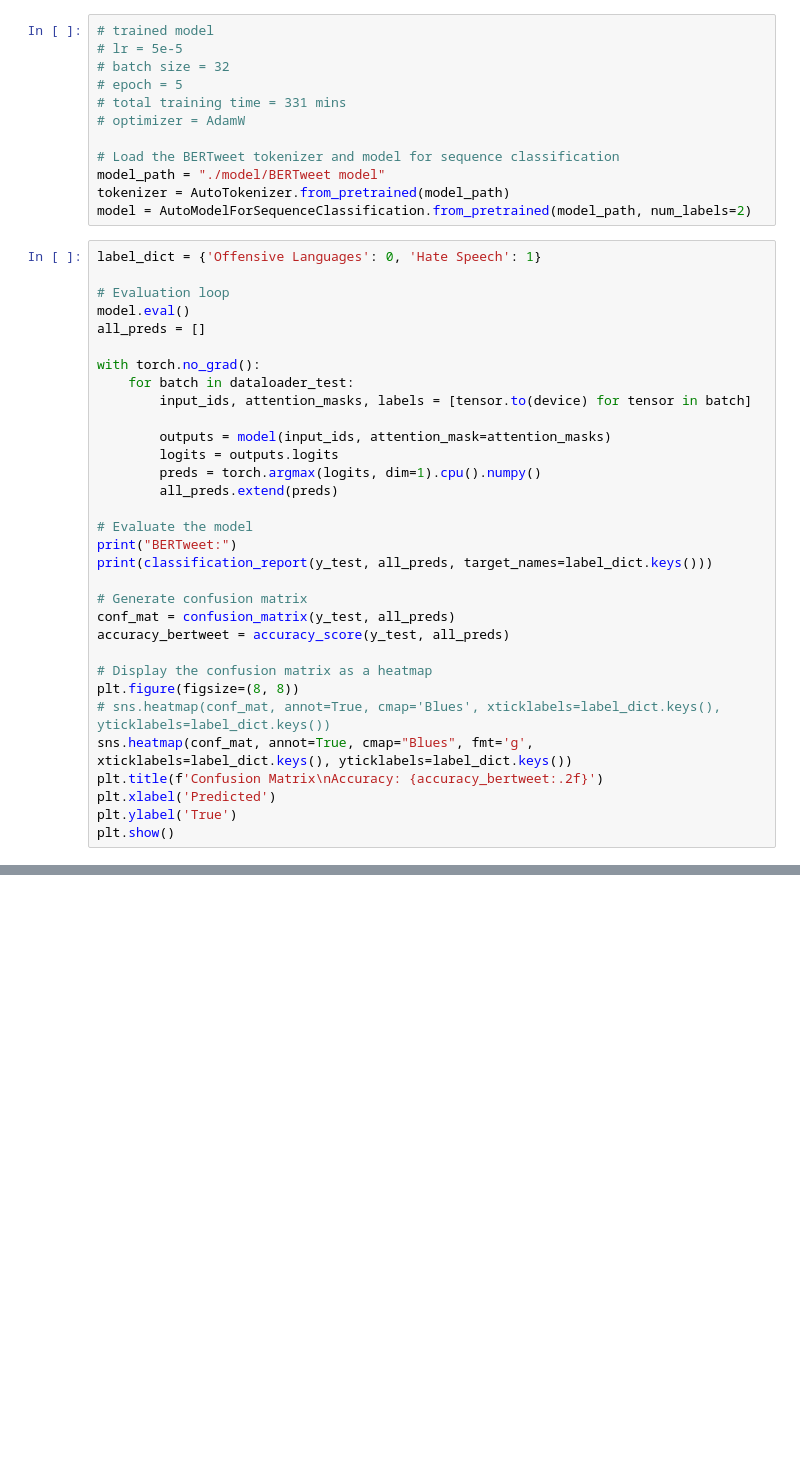
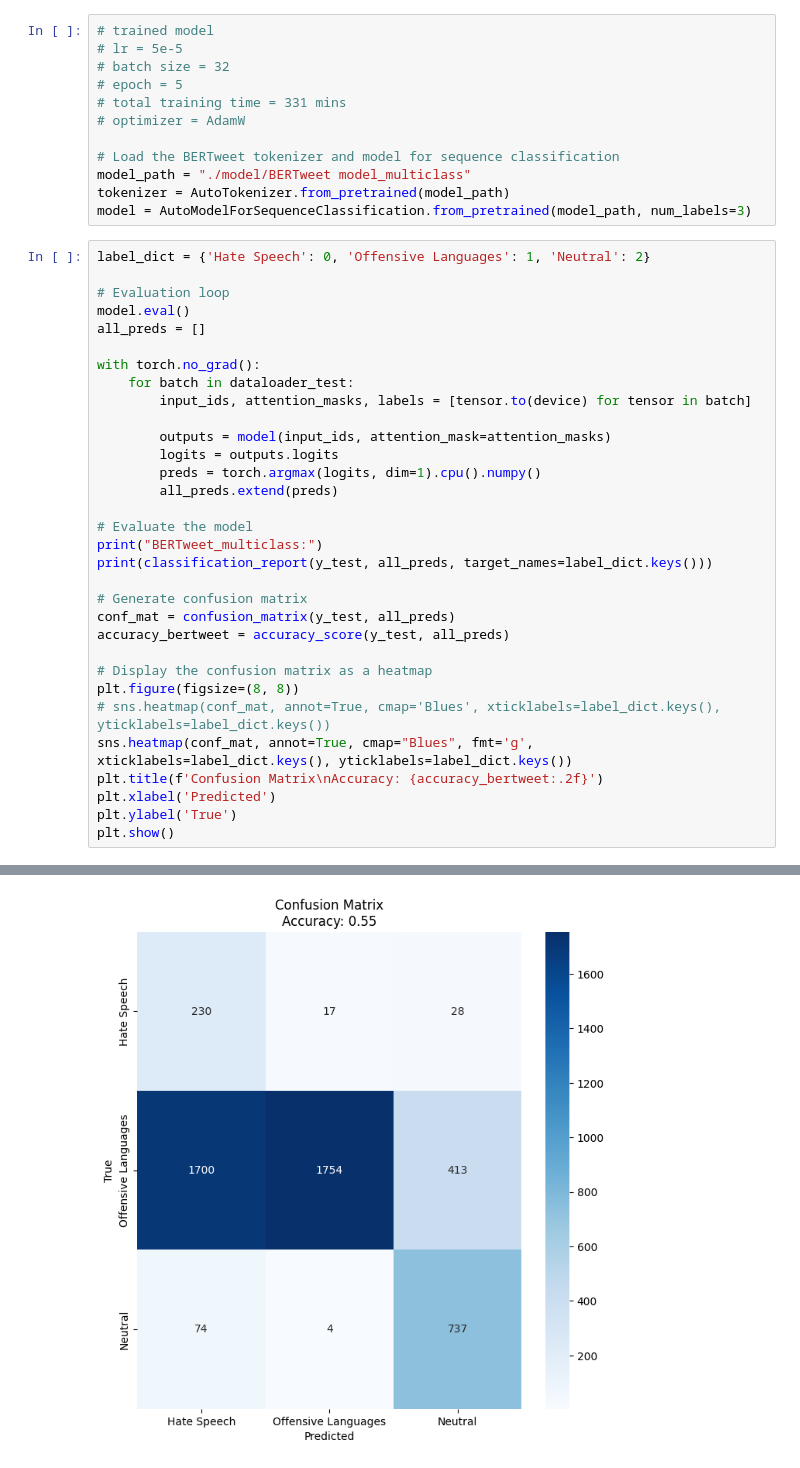
Before and after one commit to wh476/ML4Health, a Jupyter notebook: BERTweet_multiclass.ipynb, the cells around one changed output, grey strips where cells are left out. Drawn from its saved outputs; the diff is of its cells as text; blank space fills up the shorter version.

```diff
--- a/BERTweet_multiclass.ipynb
+++ b/BERTweet_multiclass.ipynb
@@ -408,11 +413,11 @@ Epoch 5/5, Validation Loss: 1.6064133266376894, Validation Accuracy: 0.594083414
 # optimizer = AdamW
 
 # Load the BERTweet tokenizer and model for sequence classification
-model_path = "./model/BERTweet model"
+model_path = "./model/BERTweet model_multiclass"
 tokenizer = AutoTokenizer.from_pretrained(model_path)
-model = AutoModelForSequenceClassification.from_pretrained(model_path, num_labels=2)
+model = AutoModelForSequenceClassification.from_pretrained(model_path, num_labels=3)
 # %%
-label_dict = {'Offensive Languages': 0, 'Hate Speech': 1}
+label_dict = {'Hate Speech': 0, 'Offensive Languages': 1, 'Neutral': 2}
 
 # Evaluation loop
 model.eval()
@@ -428,7 +433,7 @@ with torch.no_grad():
         all_preds.extend(preds)
 
 # Evaluate the model
-print("BERTweet:")
+print("BERTweet_multiclass:")
 print(classification_report(y_test, all_preds, target_names=label_dict.keys()))
 
 # Generate confusion matrix
@@ -443,3 +448,4 @@ plt.title(f'Confusion Matrix\nAccuracy: {accuracy_bertweet:.2f}')
 plt.xlabel('Predicted')
 plt.ylabel('True')
 plt.show()
+# %% [output]
@@ -445,0 +462 @@ plt.show()
+[figure, added]
```
Also changed, not shown: parts of 13 cells of this notebook.
